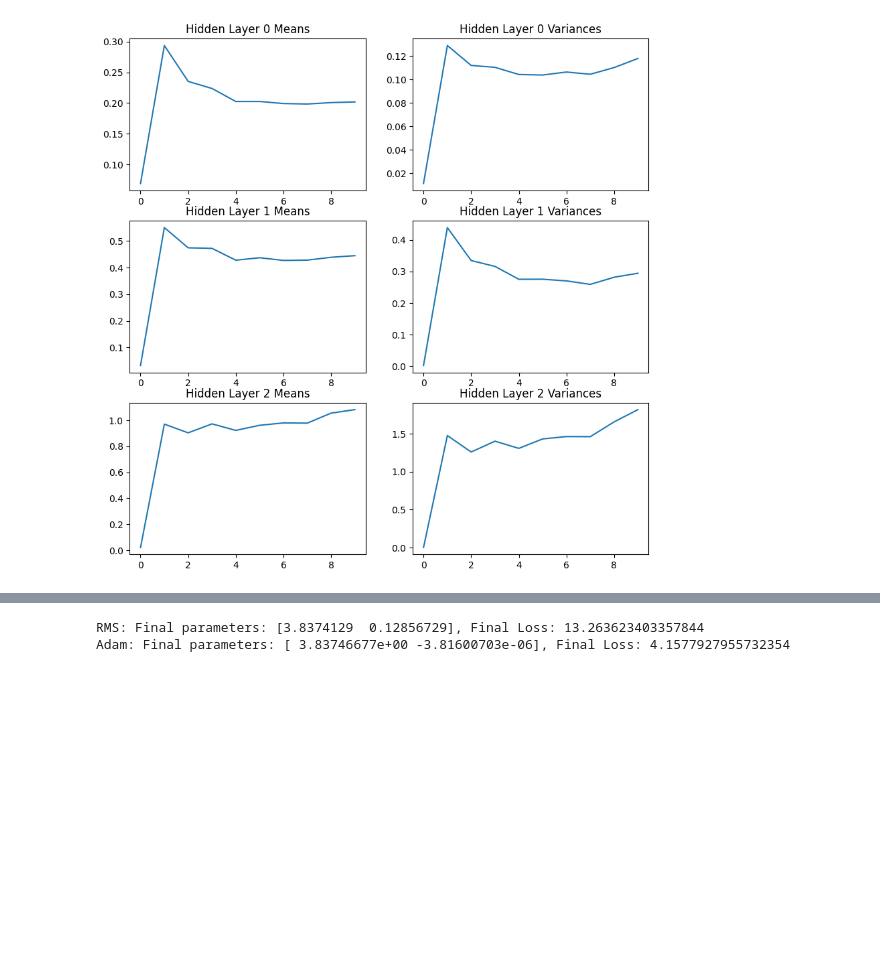
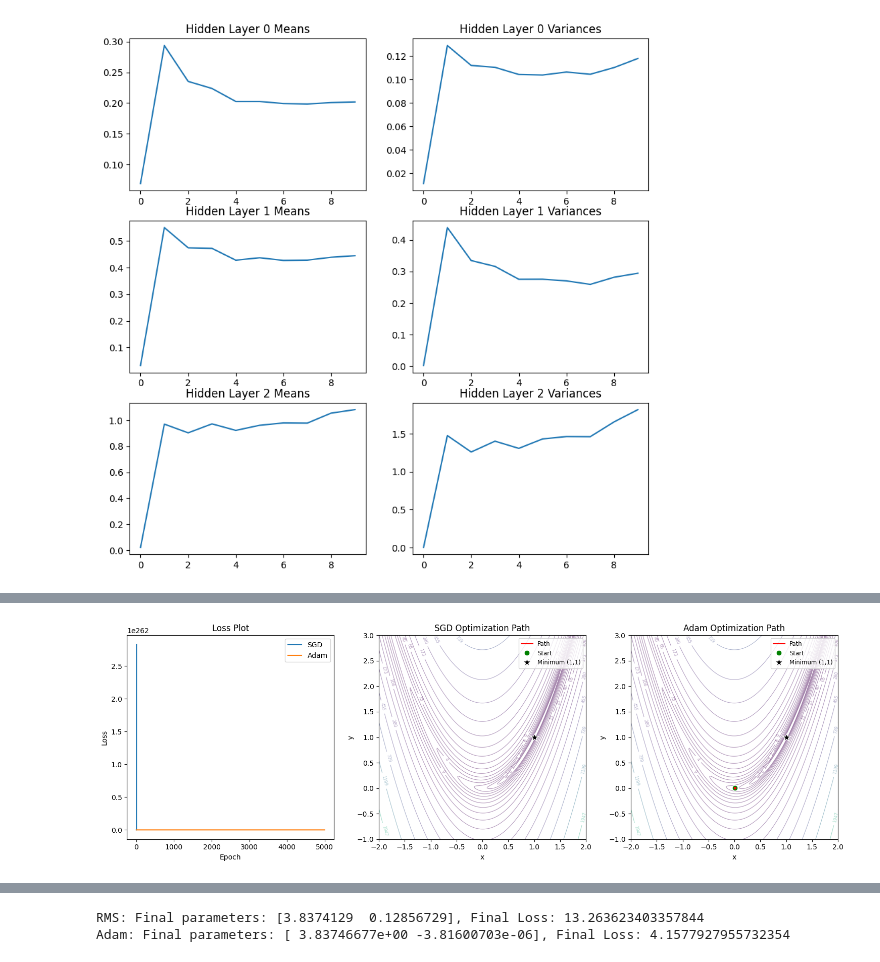
Before and after one commit to sohang3112/iit-madras-web-mtech-ai, a Jupyter notebook: trimester2/DA6401W_DeepLearning/assignments/solution_Assignment3.ipynb, the cells around one changed output, grey strips where cells are left out. Cells and saved outputs as stored; diff of their text form; code cells hidden in the pictures; blank space fills up the shorter version.

```diff
--- a/trimester2/DA6401W_DeepLearning/assignments/solution_Assignment3.ipynb
+++ b/trimester2/DA6401W_DeepLearning/assignments/solution_Assignment3.ipynb
@@ -172,0 +236,3 @@ gradient_descent(x, lr)
+# %%
+main(lr=1e-1)
+# %% [output]
@@ -172,0 +241 @@ gradient_descent(x, lr)
+[figure, added]
```
Also changed, not shown: parts of 19 cells of this notebook, 3 other files.
